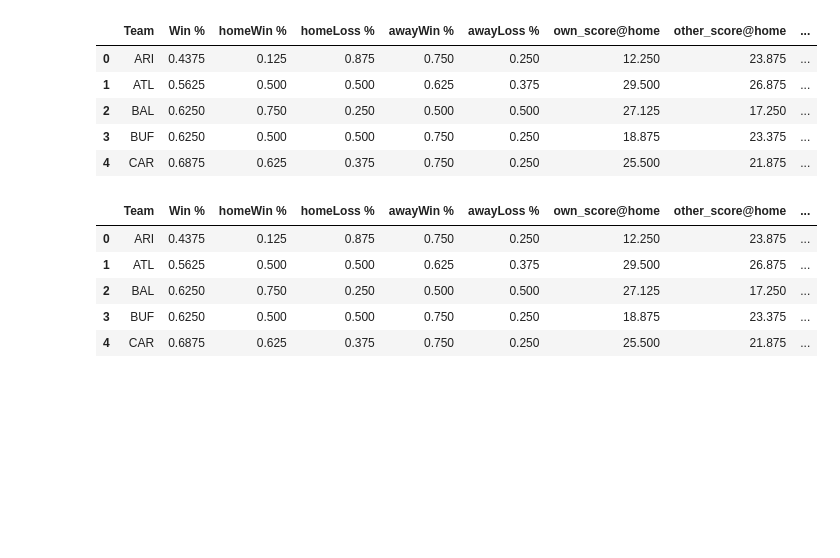
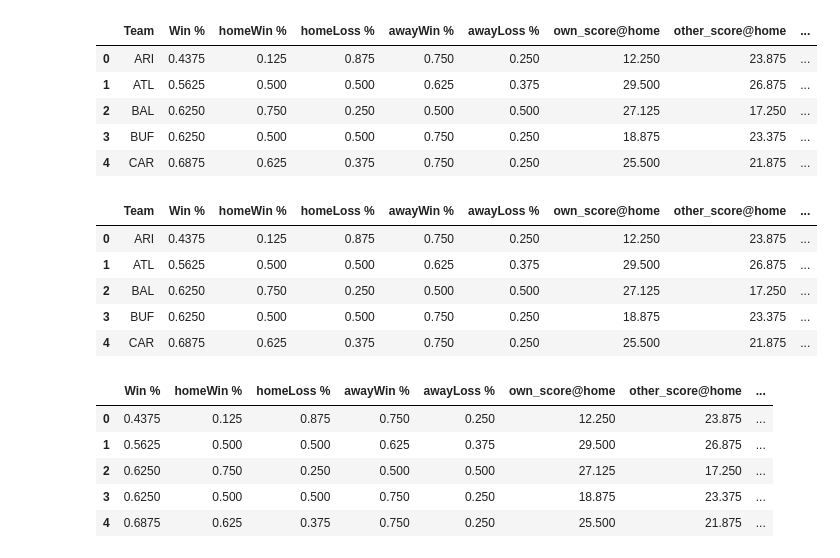
Before and after one commit to Mattyapolis/NFL-Home-Away-Analysis-, a Jupyter notebook: Homes_Score_Analysis.ipynb, the cells around one changed output. Cells and saved outputs as stored; diff of their text form; code cells hidden in the pictures; blank space fills up the shorter version.

```diff
--- a/Untitled.ipynb
+++ b/Homes_Score_Analysis.ipynb
@@ -78,5 +78,12 @@ combined_table.head()
 | 3 | BUF | 0.6250 | 0.500 | 0.500 | 0.750 | 0.250 | 18.875 | 23.375 | ... |
 | 4 | CAR | 0.6875 | 0.625 | 0.375 | 0.750 | 0.250 | 25.500 | 21.875 | ... |
 # %%
-by_surface = combined_table.drop(columns=['stadium_home_team','stadium_name','stadium_name','stadium_capacity','stadium_location','stadium_opened','stadium_latitude'])
+by_surface = combined_table.drop(columns=['Team','stadium_home_team','stadium_name','stadium_name','stadium_capacity','stadium_location','stadium_opened','stadium_latitude','stadium_longitude'])
 by_surface.head()
+# %% [output]
+|  | Win % | homeWin % | homeLoss % | awayWin % | awayLoss % | own_score@home | other_score@home | ... |
+| 0 | 0.4375 | 0.125 | 0.875 | 0.750 | 0.250 | 12.250 | 23.875 | ... |
+| 1 | 0.5625 | 0.500 | 0.500 | 0.625 | 0.375 | 29.500 | 26.875 | ... |
+| 2 | 0.6250 | 0.750 | 0.250 | 0.500 | 0.500 | 27.125 | 17.250 | ... |
+| 3 | 0.6250 | 0.500 | 0.500 | 0.750 | 0.250 | 18.875 | 23.375 | ... |
+| 4 | 0.6875 | 0.625 | 0.375 | 0.750 | 0.250 | 25.500 | 21.875 | ... |
```
Also changed, not shown: parts of 2 cells of this notebook, 3 other files.
